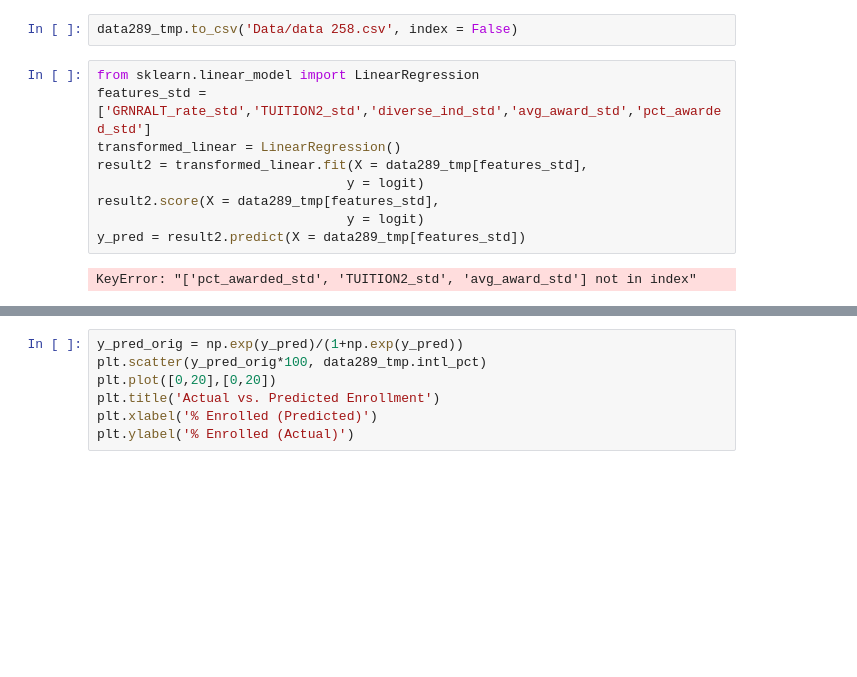
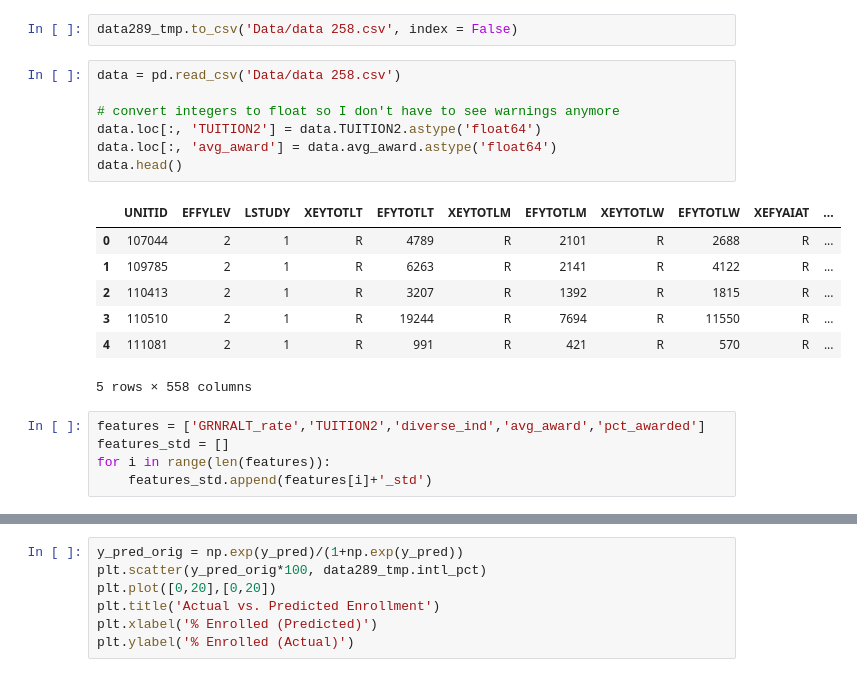
Before and after one commit to nina-xu/Insight_ScholarShip, a Jupyter notebook: Modeling for institutions.ipynb, the cells around one changed output, grey strips where cells are left out. Cells and saved outputs as stored; diff of their text form; blank space fills up the shorter version.

```diff
--- a/Modeling for institutions.ipynb
+++ b/Modeling for institutions.ipynb
@@ -619,14 +619,23 @@ plt.hist(logit)
 data289_tmp.loc[:,'logit_intl_pct'] = logit
 # %%
 data289_tmp.to_csv('Data/data 258.csv', index = False)
-# %%
-from sklearn.linear_model import LinearRegression
-features_std = ['GRNRALT_rate_std','TUITION2_std','diverse_ind_std','avg_award_std','pct_awarded_std']
-transformed_linear = LinearRegression()
-result2 = transformed_linear.fit(X = data289_tmp[features_std],
-                                y = logit)
-result2.score(X = data289_tmp[features_std],
-                                y = logit)
-y_pred = result2.predict(X = data289_tmp[features_std])
-# %% [output]
-KeyError: "['pct_awarded_std', 'TUITION2_std', 'avg_award_std'] not in index"
+# %%
+data = pd.read_csv('Data/data 258.csv')
+
+# convert integers to float so I don't have to see warnings anymore
+data.loc[:, 'TUITION2'] = data.TUITION2.astype('float64')
+data.loc[:, 'avg_award'] = data.avg_award.astype('float64')
+data.head()
+# %% [output]
+|  | UNITID | EFFYLEV | LSTUDY | XEYTOTLT | EFYTOTLT | XEYTOTLM | EFYTOTLM | XEYTOTLW | EFYTOTLW | XEFYAIAT | ... |
+| 0 | 107044 | 2 | 1 | R | 4789 | R | 2101 | R | 2688 | R | ... |
+| 1 | 109785 | 2 | 1 | R | 6263 | R | 2141 | R | 4122 | R | ... |
+| 2 | 110413 | 2 | 1 | R | 3207 | R | 1392 | R | 1815 | R | ... |
+| 3 | 110510 | 2 | 1 | R | 19244 | R | 7694 | R | 11550 | R | ... |
+| 4 | 111081 | 2 | 1 | R | 991 | R | 421 | R | 570 | R | ... |
+5 rows × 558 columns
+# %%
+features = ['GRNRALT_rate','TUITION2','diverse_ind','avg_award','pct_awarded']
+features_std = []
+for i in range(len(features)):
+    features_std.append(features[i]+'_std')
```
Also changed, not shown: parts of 6 cells of this notebook, 1 other file.
